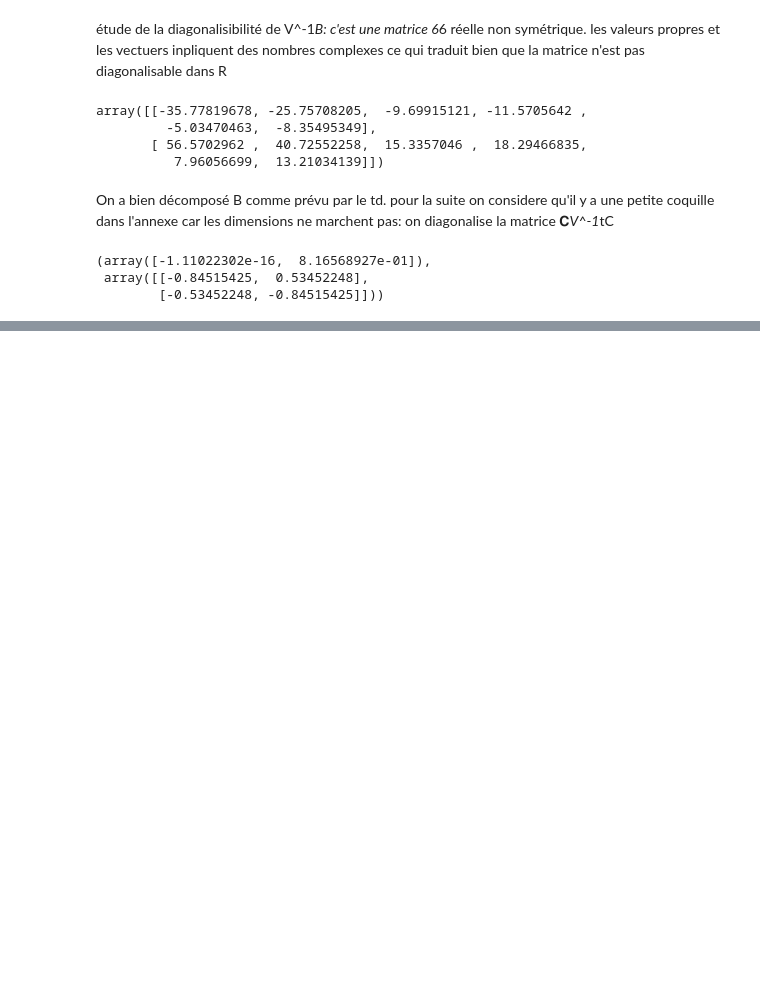
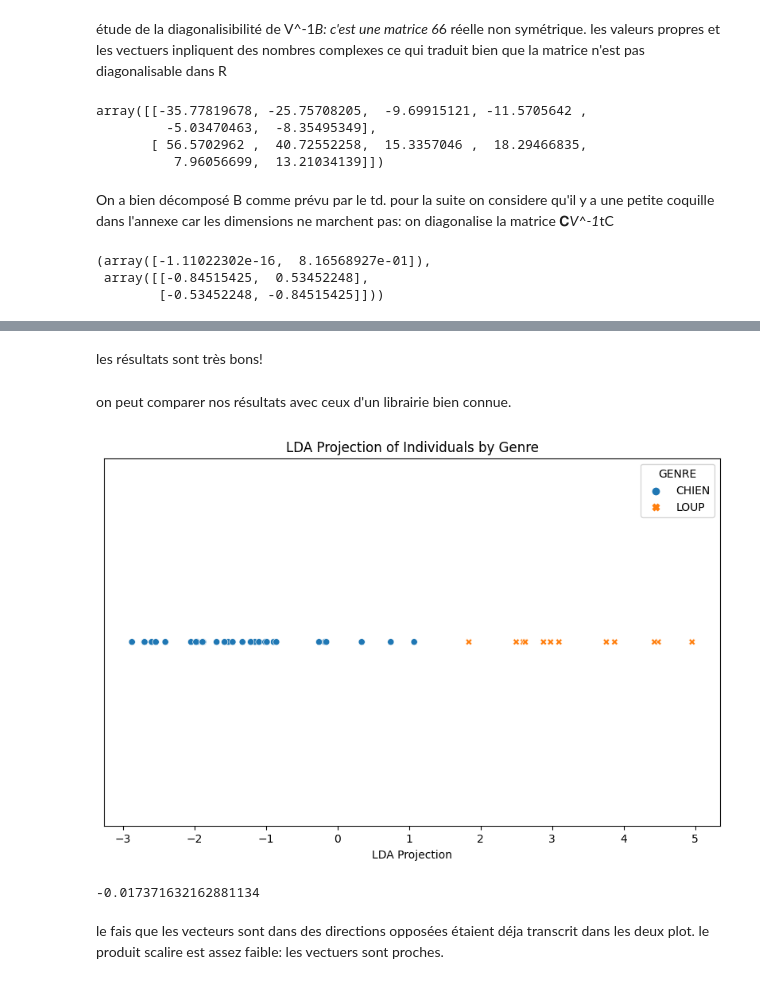
Before and after one commit to malayaan/AFD, a Jupyter notebook: td_paul_decroux_donatien_phalippou.Ipynb, the cells around one changed output, grey strips where cells are left out. Cells and saved outputs as stored; diff of their text form; code cells hidden in the pictures; blank space fills up the shorter version.

Commit message:
librairie

```diff
--- a/td_paul_decroux_donatien_phalippou.Ipynb
+++ b/td_paul_decroux_donatien_phalippou.Ipynb
@@ -223,0 +252,37 @@ eigenvalues_C_V_inv_Ct, eigenvectors_C_V_inv_Ct
+# %% [markdown]
+les résultats sont très bons!
+# %% [markdown]
+on peut comparer nos résultats avec ceux d'un librairie bien connue.
+# %%
+from sklearn.discriminant_analysis import LinearDiscriminantAnalysis as LDA
+
+# Preparing the data for AFD
+X = data[numeric_columns]  # Independent variables
+y = data['GENRE']  # Dependent variable (genre)
+
+# Creating an instance of LDA
+lda = LDA(n_components=1)
+
+# Fitting the model and transforming the data
+X_lda = lda.fit_transform(X, y)
+
+# Adding the LDA projections to the dataframe
+data_with_lda_projections = data.copy()
+data_with_lda_projections['LDA_Projection'] = X_lda[:, 0]
+# Plotting the LDA projections
+plt.figure(figsize=(10, 6))
+sns.scatterplot(data=data_with_lda_projections, x='LDA_Projection', y=[0]*data_with_lda_projections.shape[0], hue='GENRE', style='GENRE')
+plt.title('LDA Projection of Individuals by Genre')
+plt.xlabel('LDA Projection')
+plt.ylabel('')  # No Y-axis label needed as it's a one-dimensional plot
+plt.yticks([])  # Remove Y-axis ticks
+plt.show()
+
+# Comparing the two projection vectors
+dot_product = np.dot(lda.coef_[0], a)
+dot_product
+# %% [output]
+[figure, added]
+-0.017371632162881134
+# %% [markdown]
+le fais que les vecteurs sont dans des directions opposées étaient déja transcrit dans les deux plot. le produit scalire est assez faible: les vectuers sont proches.
```
Also changed, not shown: parts of 16 cells of this notebook, 4 other files.
